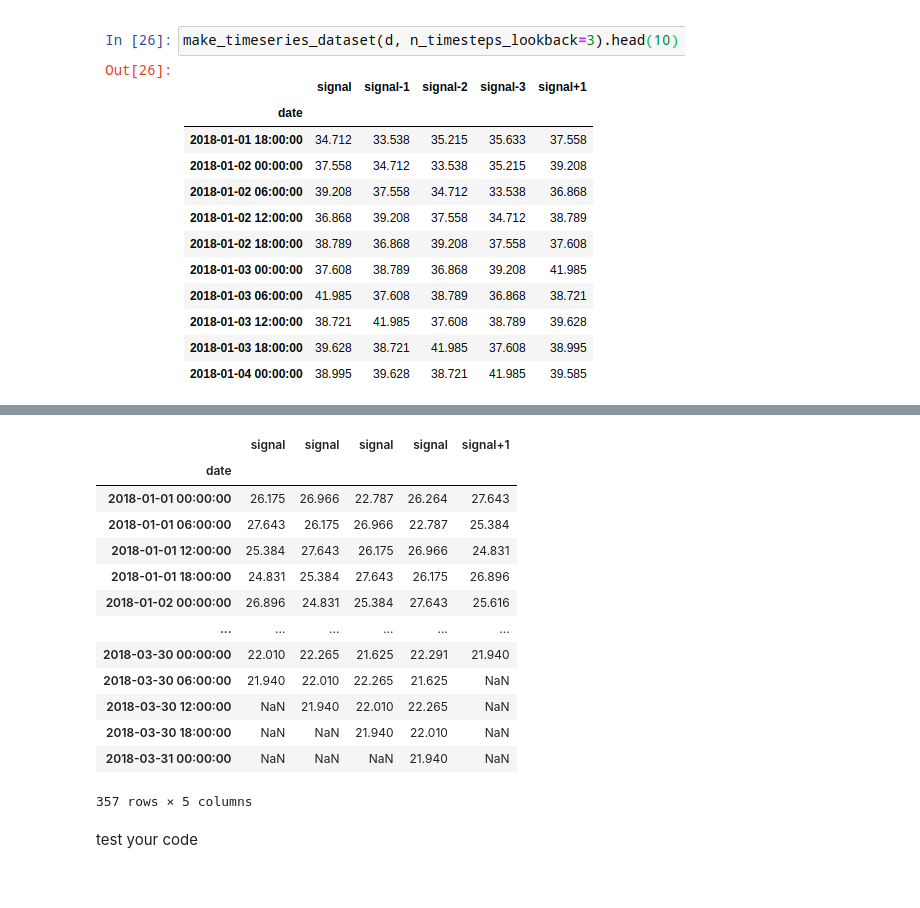
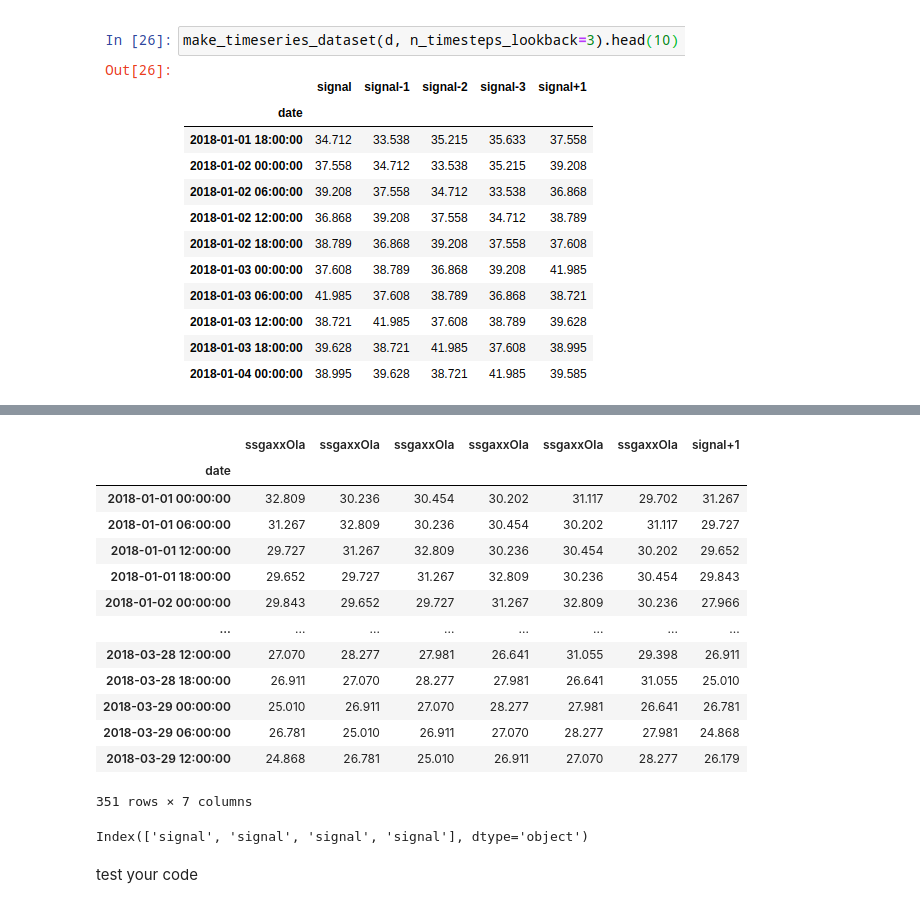
Before and after one commit to cristianpenagos/IAUdeA, a Jupyter notebook: Copia de LAB 03.02 - TIMESERIES MODEL.ipynb, the cells around one changed output, grey strips where cells are left out. Saved outputs shown, nothing was run; the diff lists cells and outputs as text; code cells hidden in the pictures.

Commit message:
avance en renombre de columnas

```diff
--- a/Copia de LAB 03.02 - TIMESERIES MODEL.ipynb
+++ b/Copia de LAB 03.02 - TIMESERIES MODEL.ipynb
@@ -119,11 +122,3 @@ def make_timeseries_dataset(signal, n_timesteps_lookback):
     nuevo_df = nuevo_df[:-1]
 
     return nuevo_df
-# %%
-def make_timeseries_dataset(signal, n_timesteps_lookback):
-    import pandas as pd
-
-    # Crear columnas desplazadas
-    columnas_desplazadas = [signal.shift(-i) for i in range(n_timesteps_lookback, -1, -1)]
-
-print(make_timeseries_dataset(d, n_timesteps_lookback=3))
@@ -152,43 +145,64 @@ d.head(15)
 # %%
 def make_timeseries_dataset(d, n_timesteps_lookback):
     import pandas as pd
 
     columnasDespl = []
     colPred = pd.DataFrame()
     for i in range(n_timesteps_lookback, -1, -1): # Num desplazamiento, Parada, Salto
       columna = d.shift(-i)
       columnasDespl.append(columna)
 
 
     #colPredict = d.shift(1)
     df = pd.concat(columnasDespl, axis=1)
-    colPred["signal+1"] = d.shift(n_timesteps_lookback -7)
+    colPred["signal+1"] = d.shift(- n_timesteps_lookback - 1)
     df = pd.concat([df, colPred], axis=1)
-    #df
 
-    colPred
-    #df["signal+1"] = d.shift(-1)
-    #df = pd.concat(colPred, axis=1)
-    #df = df.dropna()
+    #colPred
+
+    df = df.dropna()
+    reversa = n_timesteps_lookback
+
+    #while reversa >=0:
+
+    newName = 'ssgaxxOla'
+    df = df.rename(columns={df.columns[2]: newName})
+    #reversa -= 1
+
+
+    #for i in range (n_timesteps_lookback, -1, -1):
+      #newName = 'singal-' + str(reversa)
+      #df = df.rename(columns={df.columns[reversa]: newName})
+      #reversa = reversa -1
+    #nombresCol = ['signal-' +str(i) for i in range(n_timesteps_lookback,-1,-1)]
+    #df.columns = nombresCol
+
     #df
     return df
 #d.dropna()
-make_timeseries_dataset(d, 3)
+make_timeseries_dataset(d, 5)
 # %% [output]
-|  | signal | signal | signal | signal | signal+1 |
-| date |  |  |  |  |  |
-| 2018-01-01 00:00:00 | 26.175 | 26.966 | 22.787 | 26.264 | 27.643 |
-| 2018-01-01 06:00:00 | 27.643 | 26.175 | 26.966 | 22.787 | 25.384 |
-| 2018-01-01 12:00:00 | 25.384 | 27.643 | 26.175 | 26.966 | 24.831 |
-| 2018-01-01 18:00:00 | 24.831 | 25.384 | 27.643 | 26.175 | 26.896 |
-| 2018-01-02 00:00:00 | 26.896 | 24.831 | 25.384 | 27.643 | 25.616 |
-| ... | ... | ... | ... | ... | ... |
-| 2018-03-30 00:00:00 | 22.010 | 22.265 | 21.625 | 22.291 | 21.940 |
-| 2018-03-30 06:00:00 | 21.940 | 22.010 | 22.265 | 21.625 | NaN |
-| 2018-03-30 12:00:00 | NaN | 21.940 | 22.010 | 22.265 | NaN |
-| 2018-03-30 18:00:00 | NaN | NaN | 21.940 | 22.010 | NaN |
-| 2018-03-31 00:00:00 | NaN | NaN | NaN | 21.940 | NaN |
+|  | ssgaxxOla | ssgaxxOla | ssgaxxOla | ssgaxxOla | ssgaxxOla | ssgaxxOla | signal+1 |
+| date |  |  |  |  |  |  |  |
+| 2018-01-01 00:00:00 | 32.809 | 30.236 | 30.454 | 30.202 | 31.117 | 29.702 | 31.267 |
+| 2018-01-01 06:00:00 | 31.267 | 32.809 | 30.236 | 30.454 | 30.202 | 31.117 | 29.727 |
+| 2018-01-01 12:00:00 | 29.727 | 31.267 | 32.809 | 30.236 | 30.454 | 30.202 | 29.652 |
+| 2018-01-01 18:00:00 | 29.652 | 29.727 | 31.267 | 32.809 | 30.236 | 30.454 | 29.843 |
+| 2018-01-02 00:00:00 | 29.843 | 29.652 | 29.727 | 31.267 | 32.809 | 30.236 | 27.966 |
+| ... | ... | ... | ... | ... | ... | ... | ... |
+| 2018-03-28 12:00:00 | 27.070 | 28.277 | 27.981 | 26.641 | 31.055 | 29.398 | 26.911 |
+| 2018-03-28 18:00:00 | 26.911 | 27.070 | 28.277 | 27.981 | 26.641 | 31.055 | 25.010 |
+| 2018-03-29 00:00:00 | 25.010 | 26.911 | 27.070 | 28.277 | 27.981 | 26.641 | 26.781 |
+| 2018-03-29 06:00:00 | 26.781 | 25.010 | 26.911 | 27.070 | 28.277 | 27.981 | 24.868 |
+| 2018-03-29 12:00:00 | 24.868 | 26.781 | 25.010 | 26.911 | 27.070 | 28.277 | 26.179 |
-357 rows × 5 columns
+351 rows × 7 columns
+# %%
+#d.rename(columns={2:'Original'})
+#newNamem = 'Origal'+'XsXX'
+#d = d.rename(columns={df.columns[0]: newNamem})
+df.columns
+# %% [output]
+Index(['signal', 'signal', 'signal', 'signal'], dtype='object')
 # %% [markdown]
 test your code
 # %%
```
Also changed, not shown: parts of 5 cells of this notebook, 1 other file.
